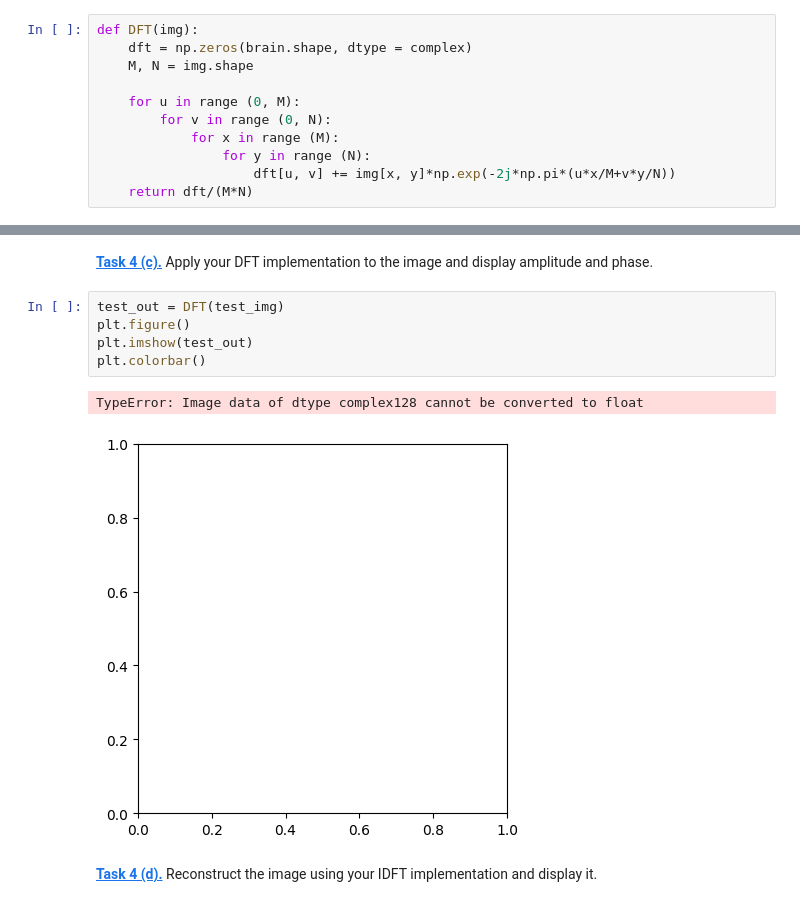
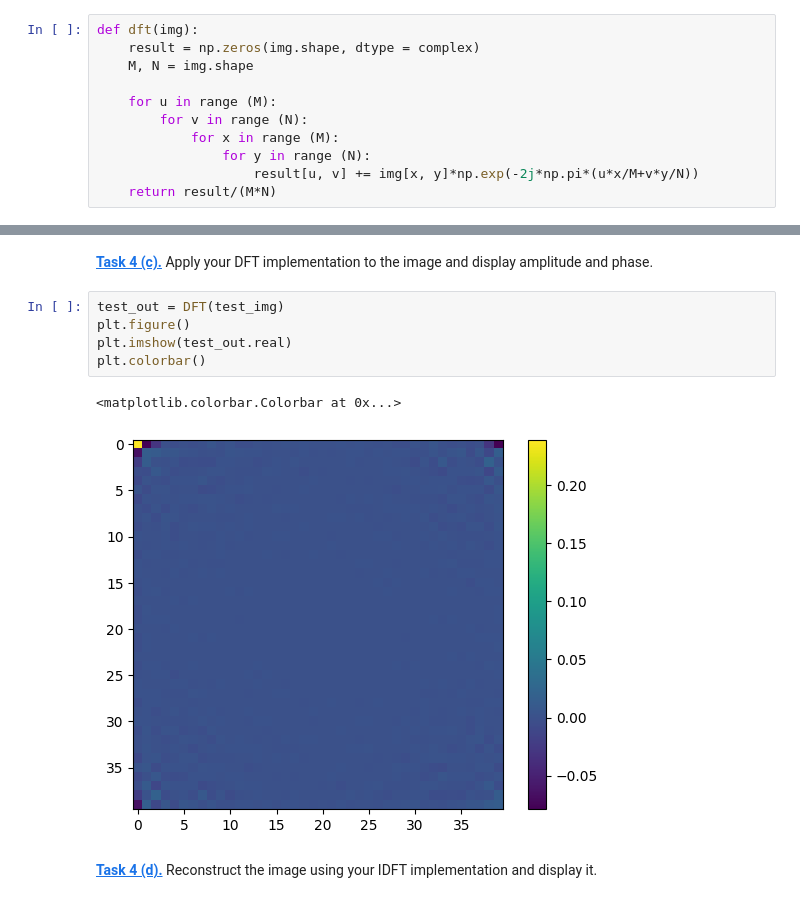
Before and after one commit to grosserC/mobi-fs5-python, a Jupyter notebook: fourier.ipynb, the cells around one changed output, grey strips where cells are left out. Cells and saved outputs as stored; diff of their text form.

```diff
--- a/fourier.ipynb
+++ b/fourier.ipynb
@@ -215,16 +215,16 @@ merged lowpass
 # %% [markdown]
 **[Task 4 (a).]()** Implement a function that computes the 2D-DFT.
 # %%
-def DFT(img):
-    dft = np.zeros(brain.shape, dtype = complex)
+def dft(img):
+    result = np.zeros(img.shape, dtype = complex)
     M, N = img.shape
 
-    for u in range (0, M):
-        for v in range (0, N):
+    for u in range (M):
+        for v in range (N):
             for x in range (M):
                 for y in range (N):
-                    dft[u, v] += img[x, y]*np.exp(-2j*np.pi*(u*x/M+v*y/N))
-    return dft/(M*N)
+                    result[u, v] += img[x, y]*np.exp(-2j*np.pi*(u*x/M+v*y/N))
+    return result/(M*N)
 # %% [markdown]
 **[Task 4 (b).]()** Implement a function that computes the 2D-IDFT.
 # %%
@@ -257,11 +257,11 @@ plt.imshow(test_img, 'gray')
 # %%
 test_out = DFT(test_img)
 plt.figure()
-plt.imshow(test_out)
+plt.imshow(test_out.real)
 plt.colorbar()
 # %% [output]
-TypeError: Image data of dtype complex128 cannot be converted to float
+<matplotlib.colorbar.Colorbar at 0x...>
-[figure, old version]
+[figure, new version]
 # %% [markdown]
 **[Task 4 (d).]()** Reconstruct the image using your IDFT implementation and display it.
 # %% [markdown]
```
Also changed, not shown: parts of 1 cell of this notebook.
